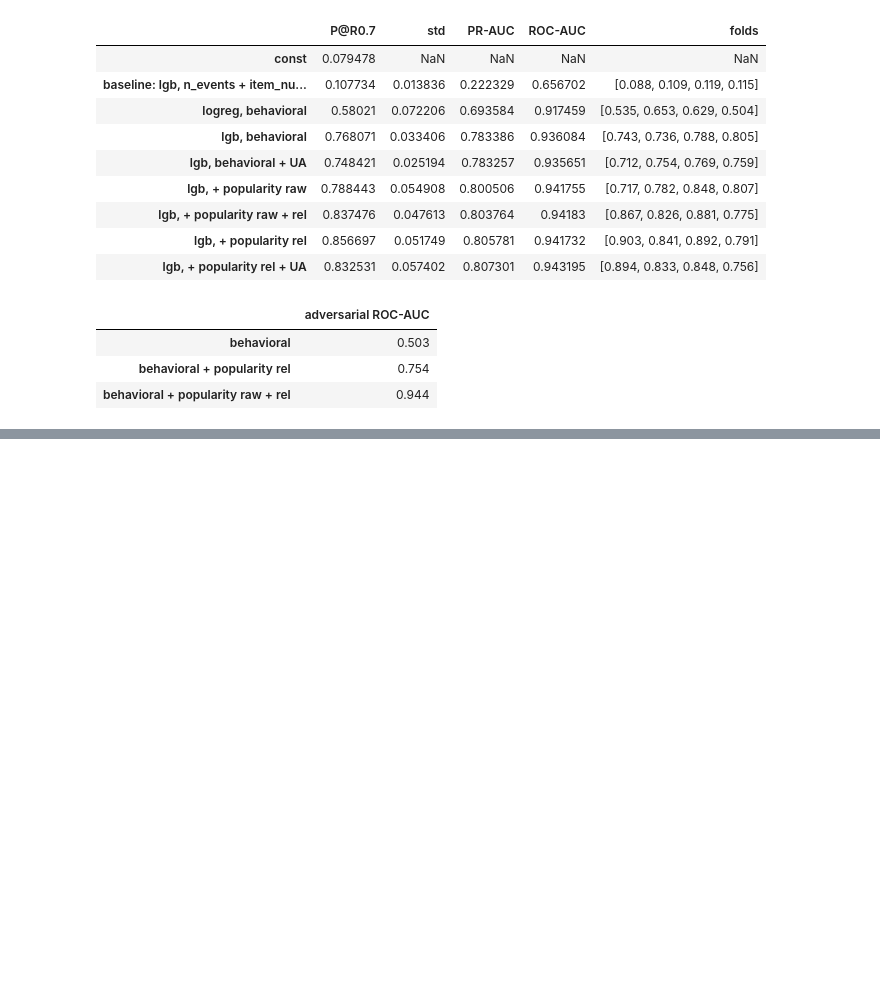
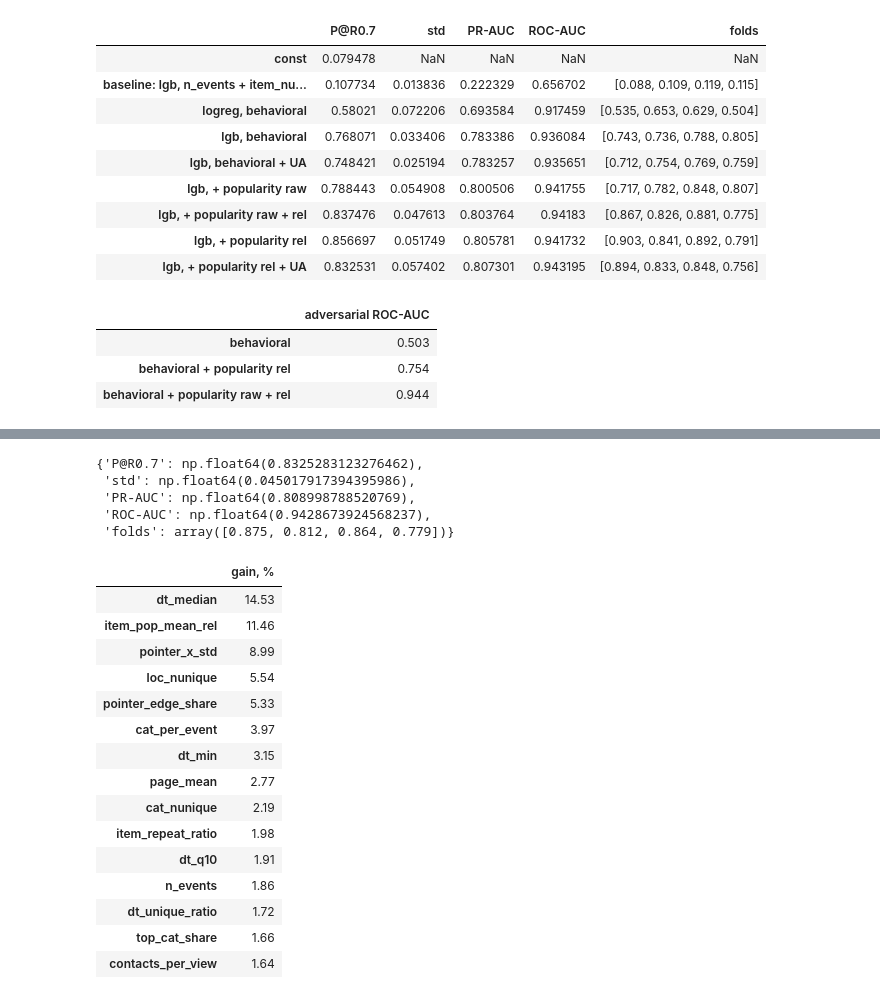
Before and after one commit to luckykhan01/avito-bot-detection, a Jupyter notebook: solution.ipynb, the cells around one changed output, grey strips where cells are left out. Saved outputs shown, nothing was run; the diff lists cells and outputs as text; code cells hidden in the pictures; blank space fills up the shorter version.

Commit message:
add final model and submission

```diff
--- a/solution.ipynb
+++ b/solution.ipynb
@@ -213,0 +240,31 @@ pd.Series({
+# %%
+FINAL_SEEDS = (42, 43, 44, 45, 46)
+final_cv = time_cv(X_train, FINAL_COLS, seeds=FINAL_SEEDS)
+final_cv
+# %% [output]
+{'P@R0.7': np.float64(0.8325283123276462),
+ 'std': np.float64(0.045017917394395986),
+ 'PR-AUC': np.float64(0.808998788520769),
+ 'ROC-AUC': np.float64(0.9428673924568237),
+ 'folds': array([0.875, 0.812, 0.864, 0.779])}
+# %%
+final_models = [lgb_model(s).fit(X_train[FINAL_COLS], y) for s in FINAL_SEEDS]
+imp = pd.Series(np.mean([m.booster_.feature_importance("gain") for m in final_models], axis=0), FINAL_COLS)
+(imp / imp.sum() * 100).sort_values(ascending=False).head(15).round(2).to_frame("gain, %")
+# %% [output]
+|  | gain, % |
+| dt_median | 14.53 |
+| item_pop_mean_rel | 11.46 |
+| pointer_x_std | 8.99 |
+| loc_nunique | 5.54 |
+| pointer_edge_share | 5.33 |
+| cat_per_event | 3.97 |
+| dt_min | 3.15 |
+| page_mean | 2.77 |
+| cat_nunique | 2.19 |
+| item_repeat_ratio | 1.98 |
+| dt_q10 | 1.91 |
+| n_events | 1.86 |
+| dt_unique_ratio | 1.72 |
+| top_cat_share | 1.66 |
+| contacts_per_view | 1.64 |
```
Also changed, not shown: parts of 2 cells of this notebook, 1 other file.
